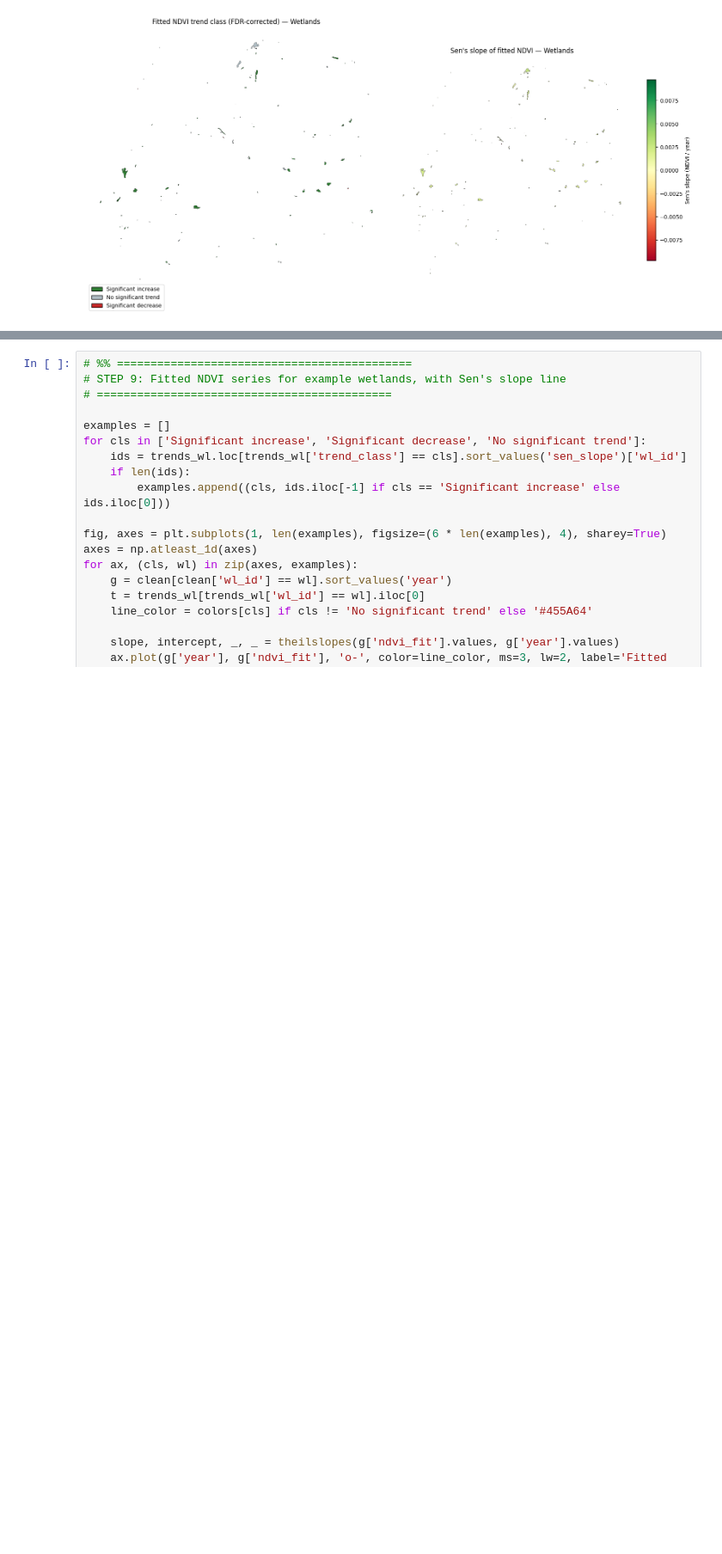
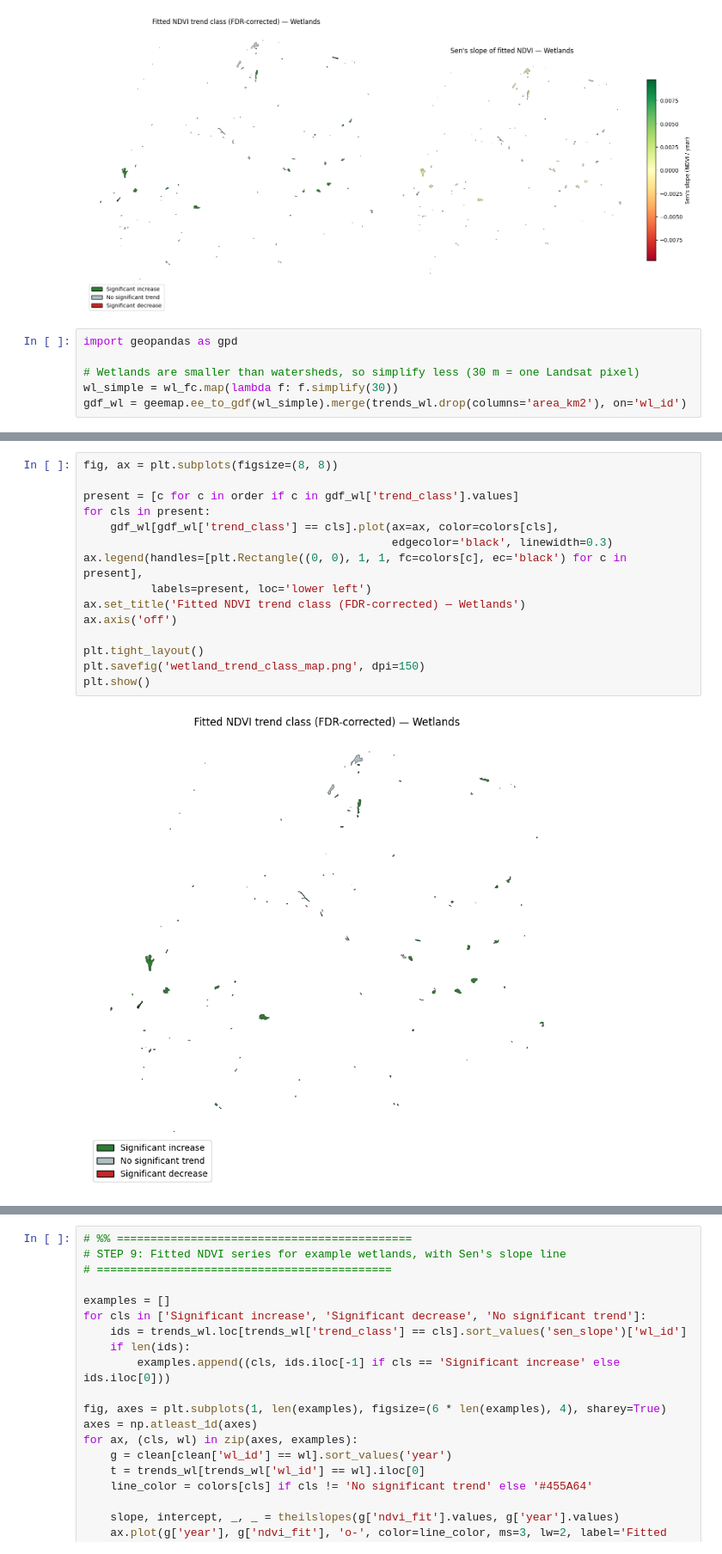
Before and after one commit to Mohammed777777777/Oil-Sand-Monitoring, a Jupyter notebook: TimeSeries_Wetland_OSM.ipynb, the cells around one changed output, grey strips where cells are left out. Shown at 86% size. Drawn from its saved outputs; the diff is of its cells as text; blank space fills up the shorter version.

```diff
--- a/TimeSeries_Wetland_OSM.ipynb
+++ b/TimeSeries_Wetland_OSM.ipynb
@@ -1766,3 +1786,9 @@ plt.savefig('wetland_trend_maps.png', dpi=150)
 plt.show()
 # %% [output]
 [figure]
+# %%
+import geopandas as gpd
+
+# Wetlands are smaller than watersheds, so simplify less (30 m = one Landsat pixel)
+wl_simple = wl_fc.map(lambda f: f.simplify(30))
+gdf_wl = geemap.ee_to_gdf(wl_simple).merge(trends_wl.drop(columns='area_km2'), on='wl_id')
@@ -1768,0 +1798,17 @@ plt.show()
+# %%
+fig, ax = plt.subplots(figsize=(8, 8))
+
+present = [c for c in order if c in gdf_wl['trend_class'].values]
+for cls in present:
+    gdf_wl[gdf_wl['trend_class'] == cls].plot(ax=ax, color=colors[cls],
+                                              edgecolor='black', linewidth=0.3)
+ax.legend(handles=[plt.Rectangle((0, 0), 1, 1, fc=colors[c], ec='black') for c in present],
+          labels=present, loc='lower left')
+ax.set_title('Fitted NDVI trend class (FDR-corrected) — Wetlands')
+ax.axis('off')
+
+plt.tight_layout()
+plt.savefig('wetland_trend_class_map.png', dpi=150)
+plt.show()
+# %% [output]
+[figure, added]
```
Also changed, not shown: parts of 12 cells of this notebook, 1 other file.
